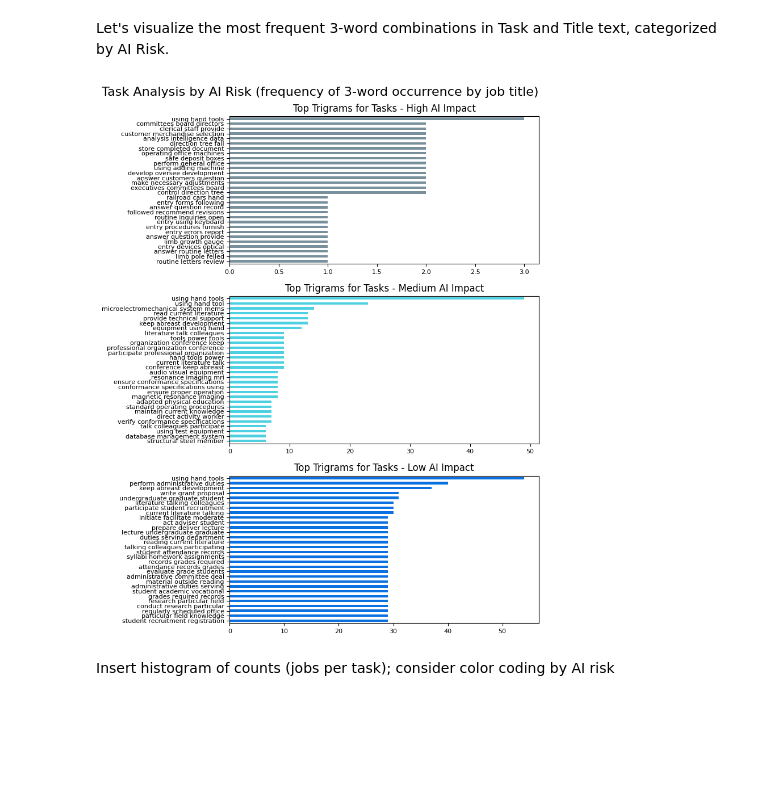
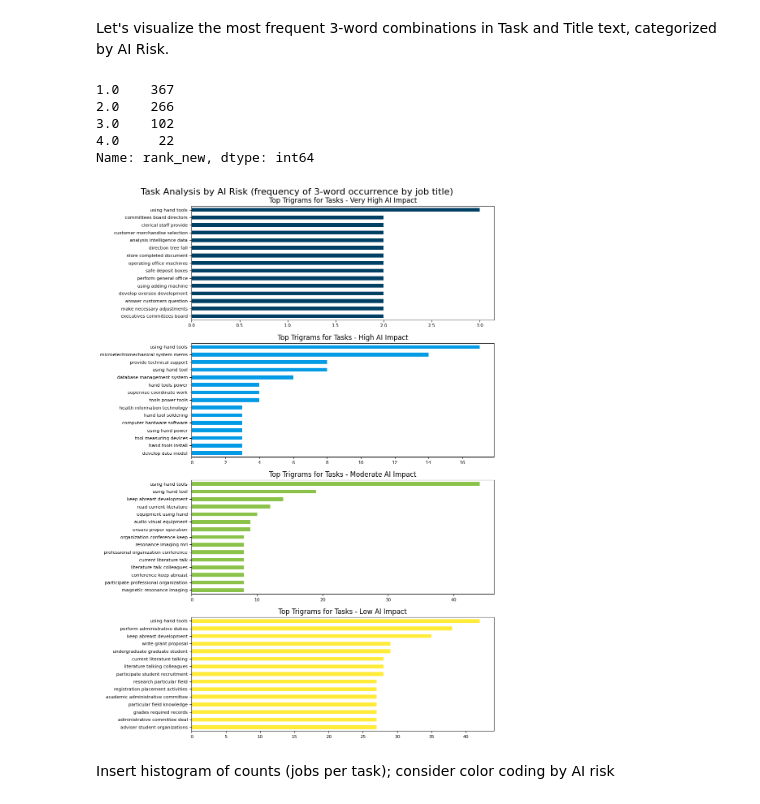
Before and after one commit to polinamin/ai_threat_index, a Jupyter notebook: code/Task_and_Technology_Analysis.ipynb, the cells around one changed output. Saved outputs shown, nothing was run; the diff lists cells and outputs as text; code cells hidden in the pictures; blank space fills up the shorter version.

Commit message:
updated images and modeling'

```diff
--- a/code/Task_and_Technology_Analysis.ipynb
+++ b/code/Task_and_Technology_Analysis.ipynb
@@ -221,17 +272,19 @@ ai_risk.sort_values(by="AI Impact", ascending=False).head(200)
 # %%
 conditions = [
     (ai_risk["AI Impact"].astype(float) >= 75),
-    (ai_risk["AI Impact"].astype(float) <= 25),
+    (ai_risk["AI Impact"].astype(float) < 75) & (ai_risk["AI Impact"].astype(float) >= 50),
+    (ai_risk["AI Impact"].astype(float) < 25),
+
 ]
 
-choices = ["high", "low"]
+choices = ["very high", "high", "low"]
 # %%
-ai_risk["rank"] = np.select(conditions, choices, "med")
+ai_risk["rank"] = np.select(conditions, choices, "moderate")
 # %%
 ai_risk["rank"] = ai_risk["rank"].astype('category')
 # %%
 ai_risk["rank_new"] = ai_risk["rank"].cat.codes
 # %%
-dict_map = {0: 3, 1:1, 2:2}
+dict_map = {0: 3, 3:4, 2:2, 1:1}
 ai_risk["rank_new"] = ai_risk["rank_new"].map(dict_map)
 # %%
@@ -315,4 +378,4 @@ tasks_importance_crosstab.reset_index(inplace=True)
 # %%
 title_ref = tasks[tasks["Scale Name"] == "Importance"].groupby("O*NET-SOC Code")["Title"].apply(np.unique)
 # %%
-title_ref_ = pd.DataFrame(title_ref)
+title_ref_ = pd.DataFrame(title_ref).reset_index()
@@ -728,37 +743,53 @@ y_lemm = y_lemm.reset_index(drop=True)
 tasks_lemmed_ = pd.merge(tasks_lemmed, y_lemm, left_index=True, right_index=True)
 # %%
 titles_lemmed_ = pd.merge(titles_lemmed, y_lemm, left_index=True, right_index=True)
+# %%
+tasks_lemmed_["rank_new"].value_counts()
+# %% [output]
+1.0    367
+2.0    266
+3.0    102
+4.0     22
+Name: rank_new, dtype: int64
 # %%
-fig, axes = plt.subplots(3, 1, figsize=(8, 10), tight_layout=True)
+fig, axes = plt.subplots(4, 1, figsize=(10, 14), tight_layout=True)
 
-(tasks_lemmed_[tasks_lemmed_['rank_new'] == 0]
+(tasks_lemmed_[tasks_lemmed_['rank_new'] == 4]
     .drop(columns=['rank_new'])
     .sum()
     .sort_values(ascending=False)
-    .head(30)
-    .plot(kind='barh', title='Top Trigrams for Tasks - High AI Impact', color='#78909c', fontsize=8, ax=axes[0])).invert_yaxis();
+    .head(15)
+    .plot(kind='barh', title='Top Trigrams for Tasks - Very High AI Impact', color='#004065', fontsize=8, ax=axes[0])).invert_yaxis();
+
+
+(tasks_lemmed_[tasks_lemmed_['rank_new'] == 3]
+    .drop(columns=['rank_new'])
+    .sum()
+    .sort_values(ascending=False)
+    .head(15)
+    .plot(kind='barh', title='Top Trigrams for Tasks - High AI Impact', color='#039be5', fontsize=8, ax=axes[1])).invert_yaxis();
 
 
 (tasks_lemmed_[tasks_lemmed_['rank_new'] == 2]
     .drop(columns=['rank_new'])
     .sum()
     .sort_values(ascending=False)
-    .head(30)
-    .plot(kind='barh', title='Top Trigrams for Tasks - Medium AI Impact', color='#4dd0e1', fontsize=8, ax=axes[1])).invert_yaxis();
+    .head(15)
+    .plot(kind='barh', title='Top Trigrams for Tasks - Moderate AI Impact', color='#8bc34a', fontsize=8, ax=axes[2])).invert_yaxis();
 
 
 (tasks_lemmed_[tasks_lemmed_['rank_new'] == 1]
     .drop(columns=['rank_new'])
     .sum()
     .sort_values(ascending=False)
-    .head(30)
-    .plot(kind='barh', title='Top Trigrams for Tasks - Low AI Impact', color='#0c71e0', fontsize=8, ax=axes[2])).invert_yaxis();
+    .head(15)
+    .plot(kind='barh', title='Top Trigrams for Tasks - Low AI Impact', color='#ffeb38', fontsize=8, ax=axes[3])).invert_yaxis();
 
 
 fig.suptitle('Task Analysis by AI Risk (frequency of 3-word occurrence by job title)', fontsize=16)
 plt.savefig('Task Frequency by AI Risk.jpg');
 # %% [output]
-[figure, old version]
+[figure, new version]
 # %% [markdown]
 Insert histogram of counts (jobs per task); consider color coding by AI risk
 # %%
```
Also changed, not shown: parts of 322 cells of this notebook, 12 other files.
